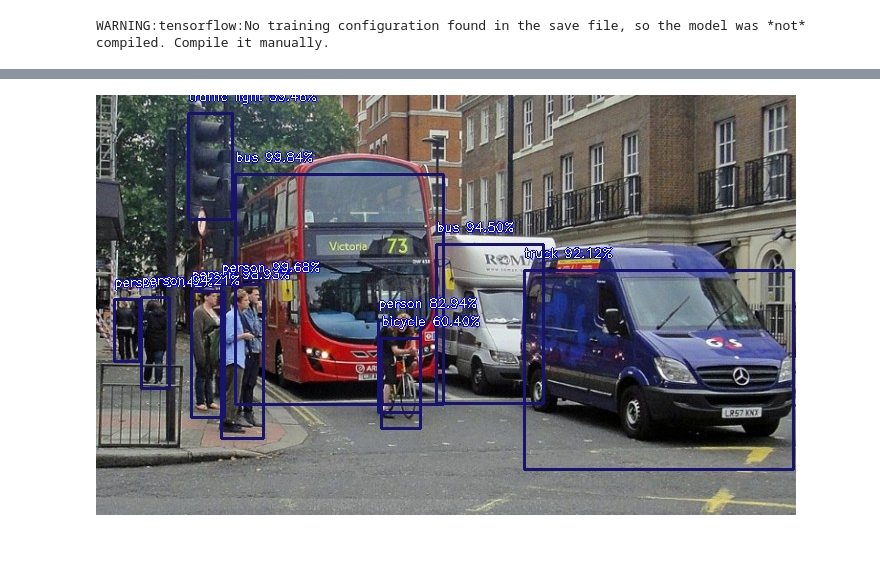
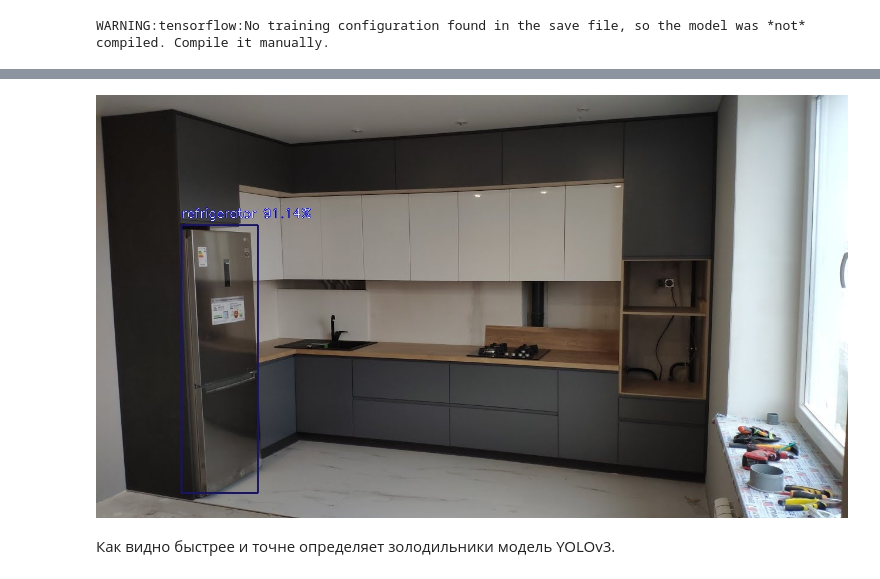
Before and after one commit to vladimirlabynko/CV_TEST, a Jupyter notebook: Images.ipynb, the cells around one changed output, grey strips where cells are left out. Cells and saved outputs as stored; diff of their text form; code cells hidden in the pictures; blank space fills up the shorter version.

```diff
--- a/Images.ipynb
+++ b/Images.ipynb
@@ -93,4 +139,6 @@ Wall time: 6.47 s
 # %%
-Image("/content/gdrive/MyDrive/image(yolo).jpeg")
+Image("/content/gdrive/MyDrive/kitchen(yolo).jpg")
 # %% [output]
-[figure, old version]
+[figure, new version]
+# %% [markdown]
+Как видно быстрее и точне определяет золодильники модель YOLOv3.
```
Also changed, not shown: parts of 18 cells of this notebook.
